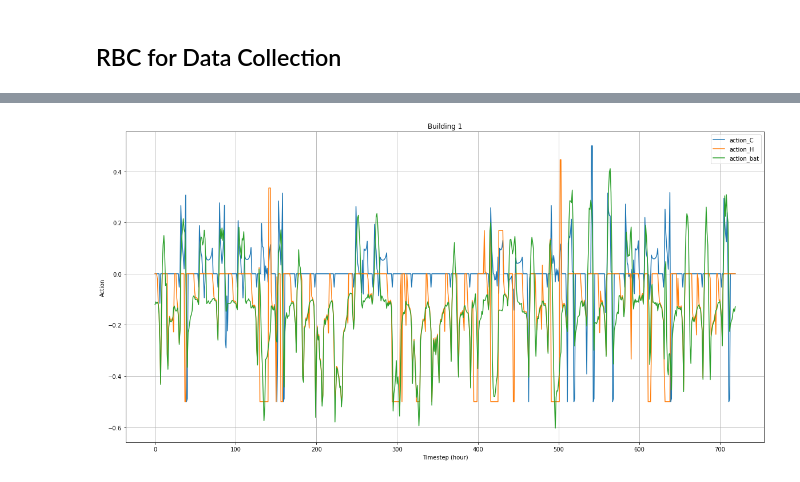
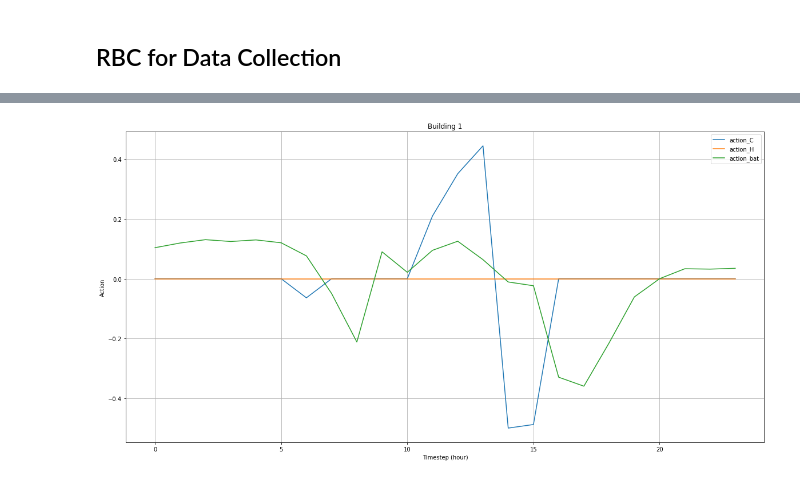
Before and after one commit to QasimWani/ZOiRL, a Jupyter notebook: colab_implicit_agent.ipynb, the cells around one changed output, grey strips where cells are left out. Cells and saved outputs as stored; diff of their text form; code cells hidden in the pictures.

Commit message:
adding exp 1 plots - colab version

```diff
--- a/colab_implicit_agent.ipynb
+++ b/colab_implicit_agent.ipynb
@@ -240,7 +234,7 @@ def convert_to_numpy(params:dict):
     """ Converts dic[key] to nd.array """
     for key in params:
         if key == 'c_bat_end' or key == 'c_Csto_end' or key == 'c_Hsto_end':
-            params[key] = np.array([params[key][0], params[key][-1]])
+            params[key] = np.array([params[key][-1], params[key][-1]])
             params[key][1] = 0.1
         else:
             params[key] = np.array(params[key])
@@ -512,14 +522,9 @@ def get_idx_hour():
         assert indx_hour < len(list(actions_.values())[0]['states'].items()) - 1, "Please, select hour as a state for Building_1 to run the RBC"
     return indx_hour
 # %%
-def estimate_data(surrogate_env:CityLearn, agent:RBC, state, data, idx_hour:int, t_start:int, init_updates:dict):
+def estimate_data(surrogate_env:CityLearn, data:dict, t_start:int, init_updates:dict):
     """ Returns data for hours `t_start` - 24 using `surrogate_env` running RBC `agent` """
-    for i in range(t_start%24, 24):
-        hour_state = np.array([[state[0][idx_hour]]])
-        action = agents.select_action(hour_state) #using RBC to select next action given current sate
-        next_state, rewards, done, _ = surrogate_env.step(action)
-        state = next_state
-
+    for i in range(0, 24):
         data = parse_data(data, get_current_data(surrogate_env, t_start + i))
 
     return init_values(data, init_updates)[0] if t_start == 0 else data #only load previous values at start of day
@@ -543,7 +578,7 @@ def init_values(data:dict, update_values:dict=None):
 #### accumulate
 data = {}
 actions_arr = [] #plot actions
-E_ns = []
+E_grid = []
 #### accumulate
 
 
@@ -551,6 +586,7 @@ state = env.reset() #states/building
 done = False
 t_idx = 0
 rbc_threshold = 336 #run RBC for 2 weeks
+end_time = rbc_threshold + 24 * 30
 
 total_rewards = [] #reward for each building
 
@@ -560,12 +596,16 @@ indx_hour = get_idx_hour()
 start = time.time()
 
 look_ahead_cost = []
+RBC_cost = []
+
+get_rbc_data(deepcopy(env), state, indx_hour, RBC_cost, end_time)
+
 #run agent
-while not done and t_idx < rbc_threshold + 24*30:
+while not done and t_idx < end_time:
 
     hour_state = np.array([[state[0][indx_hour]]])
 
-    if t_idx%24 == 0 and t_idx > 0: #reset values every day
+    if t_idx%24 == 0 and t_idx > rbc_threshold - 24: #reset values every day
 
         _, init_updates = init_values(data) #update 0th hour values
         data = {}
@@ -577,28 +617,27 @@ while not done and t_idx < rbc_threshold + 24*30:
         #day ahead dispatch.
         ### at first hour, collects the data from t = 1 to t = 24 using RBC.
         ### solves optimization for all hours, and runs corresponding actions for the next 23 hours
-        if not data: #first hour
-            data_est = estimate_data(deepcopy(env), agents, state, deepcopy(data), indx_hour, t_idx, init_updates)
+        if t_idx%24 == 0: #first hour
+            data_est = estimate_data(env, deepcopy(data), t_idx, init_updates)
             optim_results = get_actions(data_est, t_idx % 24, lookahead=True) #day-ahead plan
             action_planned_day, cost_dispatch = zip(*optim_results)
+
             look_ahead_cost.append(cost_dispatch) # per day estimation cost after solving for hour 1 for hours 1-24
         #action = get_actions(data_est, t_idx % 24) #runs optimization per hour.
         assert len(action_planned_day[0][0]) == 24, 'Invalid number of observations for Optimization actions'
 
         actions = [np.array(action_planned_day[idx])[:, t_idx % 24] for idx in range(len(actions_spaces))]
 
-        #min_val = min([_.min() for _ in actions])
-        #max_val = max([_.max() for _ in actions])
-        #assert min_val >= - 1 and max_val <= 1
-
         next_state, rewards, done, _ = env.step(actions)
         actions_arr.append(actions)
 
     state = next_state
-    E_ns.append([x[26] for x in state])
+    E_grid.append([x[26] for x in state]) #E_Grid
 
+#     state = next_state
 
-    data = parse_data(data, get_current_data(env, t_idx))
+    if t_idx >= rbc_threshold - 24: #start collecting data
+        data = parse_data(data, get_current_data(env, t_idx))
     total_rewards.append(rewards)
 
     t_idx += 1
@@ -607,6 +646,7 @@ while not done and t_idx < rbc_threshold + 24*30:
 
 end = time.time()
 print(f"\nTotal time = {end - start}")
-E_ns = np.array(E_ns).T #set per building
+E_grid = np.array(E_grid).T #set per building
+RBC_cost = np.array(RBC_cost).T #set per building
 # %% [output]
 Time step: 1056
@@ -670,27 +741,28 @@ for actions in np.array(actions_arr):
 # %%
 plt.figure(figsize=(20,10))
 
 ####
 bid = 0
 ####
 
-x = np.array([*np.array(bd_actions).T[bid]]).T
+x = np.array([*np.array(bd_actions).T[bid]])[:24].T
 
 list_actions = ['action_C', 'action_H', 'action_bat']
 
 if len(x) == 2:
     list_actions = ['action_C', 'action_bat']
 
 
 for i, actions in enumerate(x):
     plt.plot(actions, label=list_actions[i])
+
 plt.legend()
 plt.grid()
 # plt.ylim([-1, 1])
 plt.title(f"Building {bid + 1}")
 plt.xlabel("Timestep (hour)")
 plt.ylabel("Action")
 plt.show()
 # %% [output]
-[figure, old version]
+[figure, new version]
 # %%
```
Also changed, not shown: parts of 19 cells of this notebook.
